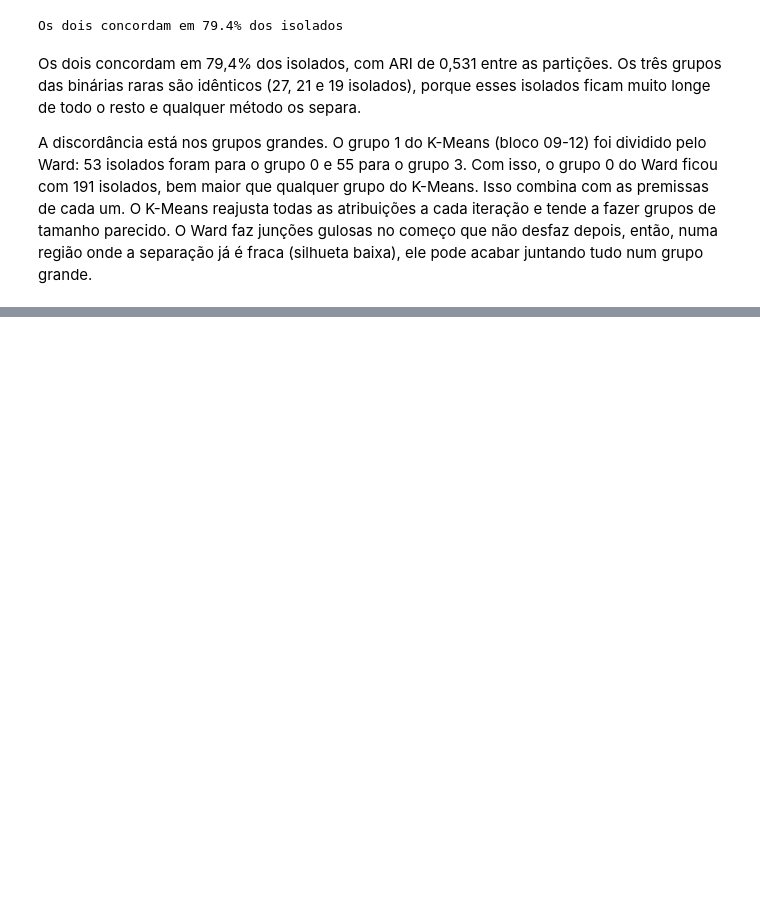
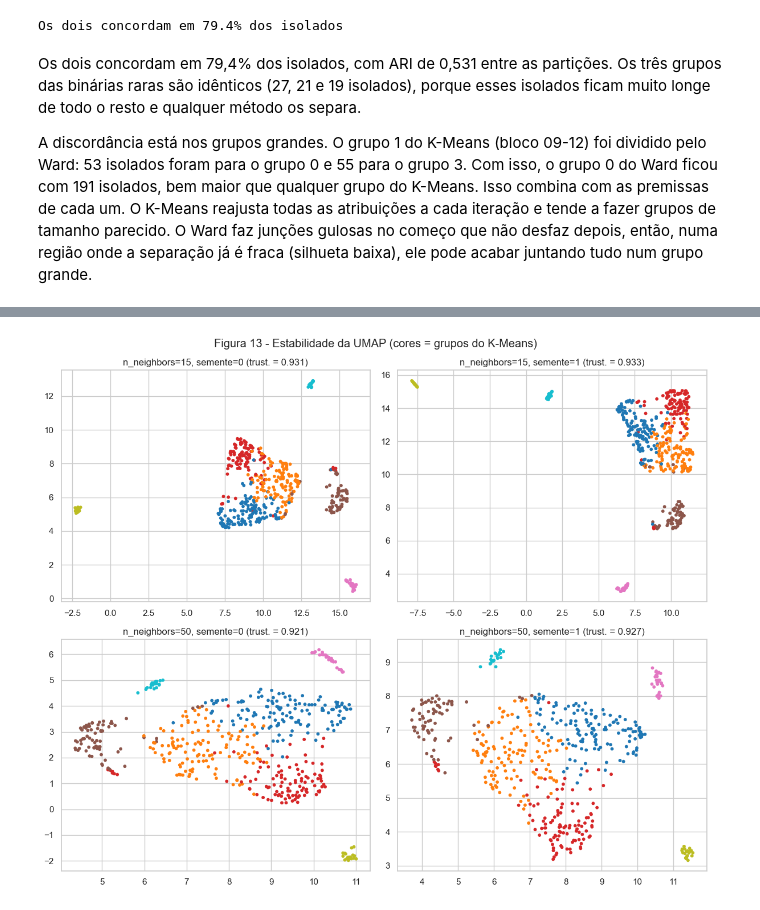
Before and after one commit to dharahadi/t1-aprendizado-maquina, a Jupyter notebook: T1_Regenera.ipynb, the cells around one changed output, grey strips where cells are left out. Saved outputs shown, nothing was run; the diff lists cells and outputs as text; code cells hidden in the pictures; blank space fills up the shorter version.

```diff
--- a/T1_Regenera.ipynb
+++ b/T1_Regenera.ipynb
@@ -736,0 +805,16 @@ A discordância está nos grupos grandes. O grupo 1 do K-Means (bloco 09-12) foi
+# %%
+emb_pca = PCA(n_components=2, random_state=SEED).fit_transform(X)
+emb_umap = umap.UMAP(n_neighbors=15, min_dist=0.1, random_state=SEED, n_jobs=1).fit_transform(X)
+
+fig, axes = plt.subplots(2, 2, figsize=(12, 10))
+for i, nn in enumerate([15, 50]):
+    for j, semente in enumerate([0, 1]):
+        e = umap.UMAP(n_neighbors=nn, min_dist=0.1, random_state=semente, n_jobs=1).fit_transform(X)
+        tw = trustworthiness(X, e, n_neighbors=10)
+        axes[i, j].scatter(e[:, 0], e[:, 1], c=lab_km, cmap="tab10", s=10)
+        axes[i, j].set_title(f"n_neighbors={nn}, semente={semente} (trust. = {tw:.3f})")
+fig.suptitle("Figura 13 - Estabilidade da UMAP (cores = grupos do K-Means)")
+plt.tight_layout()
+plt.show()
+# %% [output]
+[figure, added]
```
Also changed, not shown: parts of 12 cells of this notebook.
